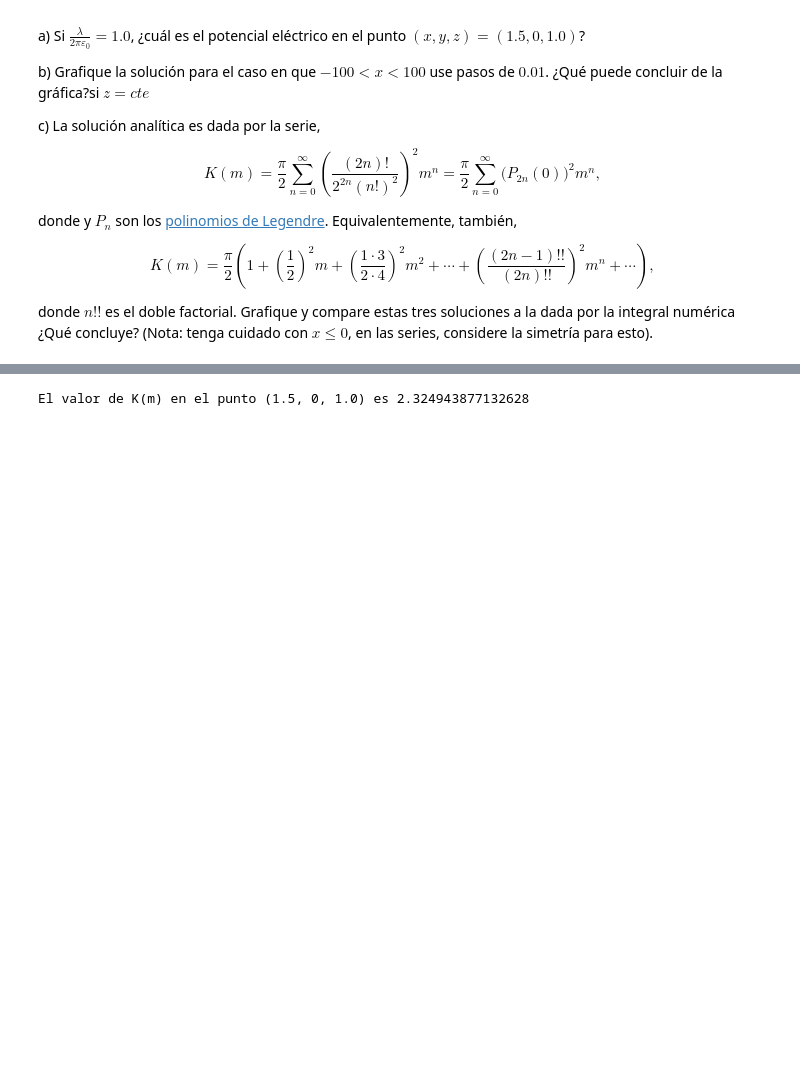
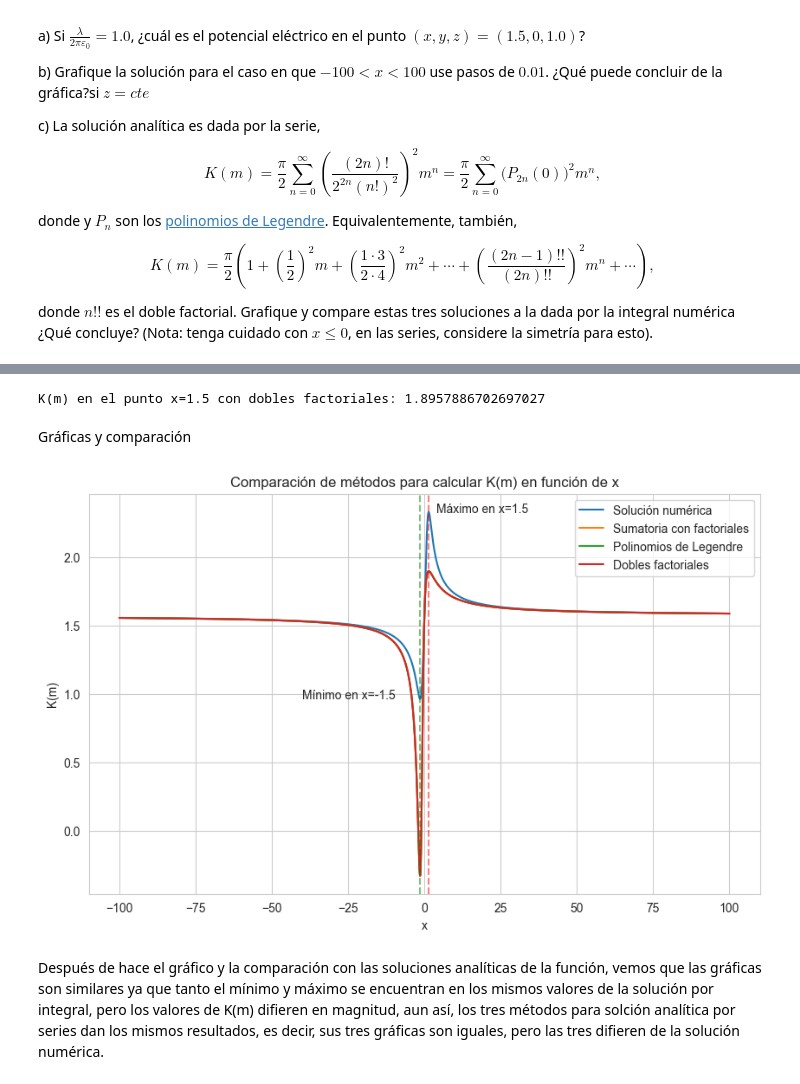
Before and after one commit to estivengrx/computational_methods_physics_astronomy, a Jupyter notebook: Workshops/Taller_05_EstivenCastrillon.ipynb, the cells around one changed output, grey strips where cells are left out. Cells and saved outputs as stored; diff of their text form; code cells hidden in the pictures; blank space fills up the shorter version.

```diff
--- a/Workshops/Taller_05_EstivenCastrillon.ipynb
+++ b/Workshops/Taller_05_EstivenCastrillon.ipynb
@@ -386,4 +300,6 @@ print(K_analytical(0.5, 100))
 # %%
+# Tercer método con serie de potencias
+
 # Función para calcular el doble factorial
 def double_factorial(n):
     if n <= 0:
@@ -392,12 +308,42 @@ def double_factorial(n):
         return n * double_factorial(n-2)
 
 # Función para calcular K(m) usando la serie
-def K_series(m, n_terms=100):
-    return np.pi/2 * np.sum([((double_factorial(2*n-1) / double_factorial(2*n))**2) * m**n for n in range(n_terms)])
+def K_dobles_factoriales(m, n_terminos=2):
+    suma = 0
+    for n in range(n_terminos):
+        terminos = ((double_factorial(2*n-1) / double_factorial(2*n))**2) * m**n
+        suma += terminos
+    return np.pi/2 * suma
 
-# Calcular el valor de K(m) para el valor de m en el punto de interés
-m_point = m(x_point)
-K_point = K_series(m_point)
-print(f'El valor de K(m) en el punto (1.5, 0, 1.0) es {K_point}')
+print('K(m) en el punto x=1.5 con dobles factoriales:', K_dobles_factoriales(m(x_point)))
 # %% [output]
-El valor de K(m) en el punto (1.5, 0, 1.0) es 2.324943877132628
+K(m) en el punto x=1.5 con dobles factoriales: 1.8957886702697027
+# %% [markdown]
+Gráficas y comparación
+# %%
+Km_sumatoria_factoriales = np.array([K_sumatoria_factoriales(m(x)) for x in x_values])
+Km_polinomios_legendre = np.array([K_polinomios_legendre(m(x)) for x in x_values])
+Km_dobles_factoriales = np.array([K_dobles_factoriales(m(x)) for x in x_values])
+
+plt.figure(figsize=(10, 6))
+plt.plot(x_values, Km_values, label='Solución numérica')
+plt.plot(x_values, Km_sumatoria_factoriales, label='Sumatoria con factoriales')
+plt.plot(x_values, Km_polinomios_legendre, label='Polinomios de Legendre')
+plt.plot(x_values, Km_dobles_factoriales, label='Dobles factoriales')
+
+# Dibujando líneas verticales en x=1.5 y x=-1.5
+plt.axvline(1.5, color='r', linestyle='--', alpha=0.5)
+plt.axvline(-1.5, color='g', linestyle='--', alpha=0.5)
+plt.annotate('Máximo en x=1.5', xy=(1.5, K(m(1.5))), xytext=(4, K(m(1.5)))) # Anotación máximo
+plt.annotate('Mínimo en x=-1.5', xy=(-1.5, K(m(-1.5))), xytext=(-40, K(m(-1.5)))) # Anotación mínimo
+
+plt.title('Comparación de métodos para calcular K(m) en función de x')
+plt.xlabel('x')
+plt.ylabel('K(m)')
+plt.grid(True)
+plt.legend()
+plt.show()
+# %% [output]
+[figure, added]
+# %% [markdown]
+Después de hace el gráfico y la comparación con las soluciones analíticas de la función, vemos que las gráficas son similares ya que tanto el mínimo y máximo se encuentran en los mismos valores de la solución por integral, pero los valores de K(m) difieren en magnitud, aun así, los tres métodos para solción analítica por series dan los mismos resultados, es decir, sus tres gráficas son iguales, pero las tres difieren de la solución numérica.
```
Also changed, not shown: parts of 20 cells of this notebook.
